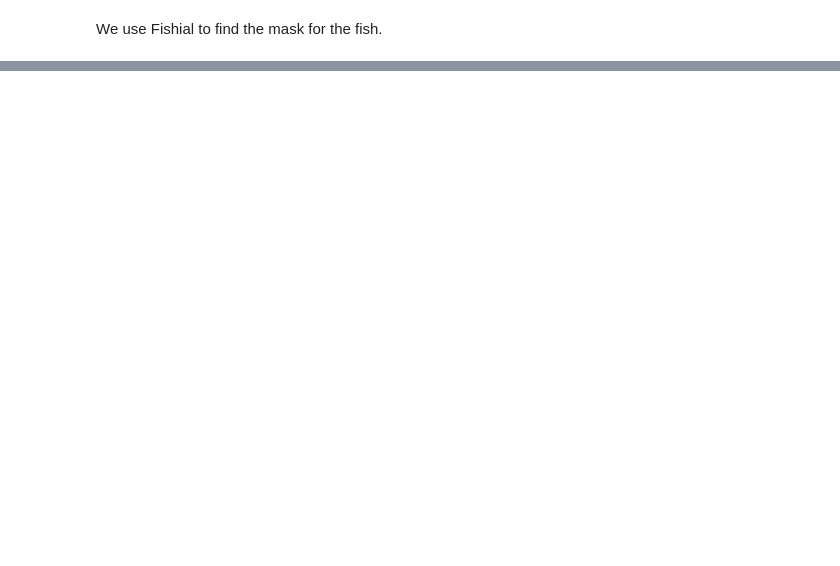
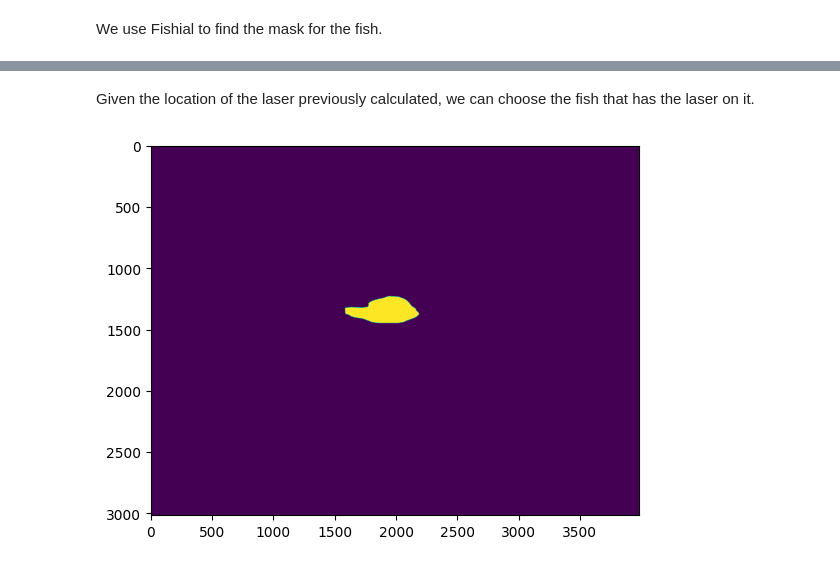
Before and after one commit to UCSD-E4E/fishsense-lite, a Jupyter notebook: demo/pipeline.ipynb, the cells around one changed output, grey strips where cells are left out. Cells and saved outputs as stored; diff of their text form; code cells hidden in the pictures; blank space fills up the shorter version.

```diff
--- a/demo/pipeline.ipynb
+++ b/demo/pipeline.ipynb
@@ -49,0 +75,10 @@ plt.imshow(complete_mask)
+# %% [markdown]
+Given the location of the laser previously calculated, we can choose the fish that has the laser on it.
+# %%
+mask = np.zeros_like(segmentations, dtype=bool)
+mask[segmentations == segmentations[laser_coords[1], laser_coords[0]]] = True
+
+plt.imshow(mask)
+plt.show()
+# %% [output]
+[figure, added]
```
Also changed, not shown: parts of 16 cells of this notebook, 6 other files.
